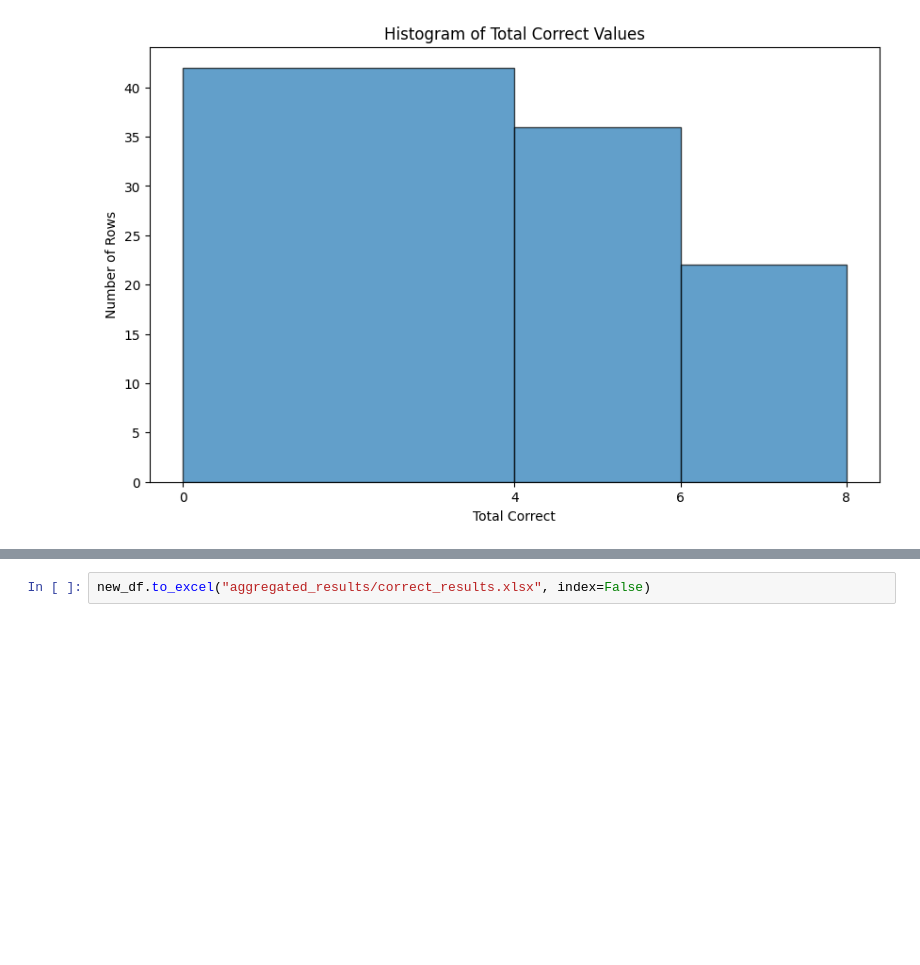
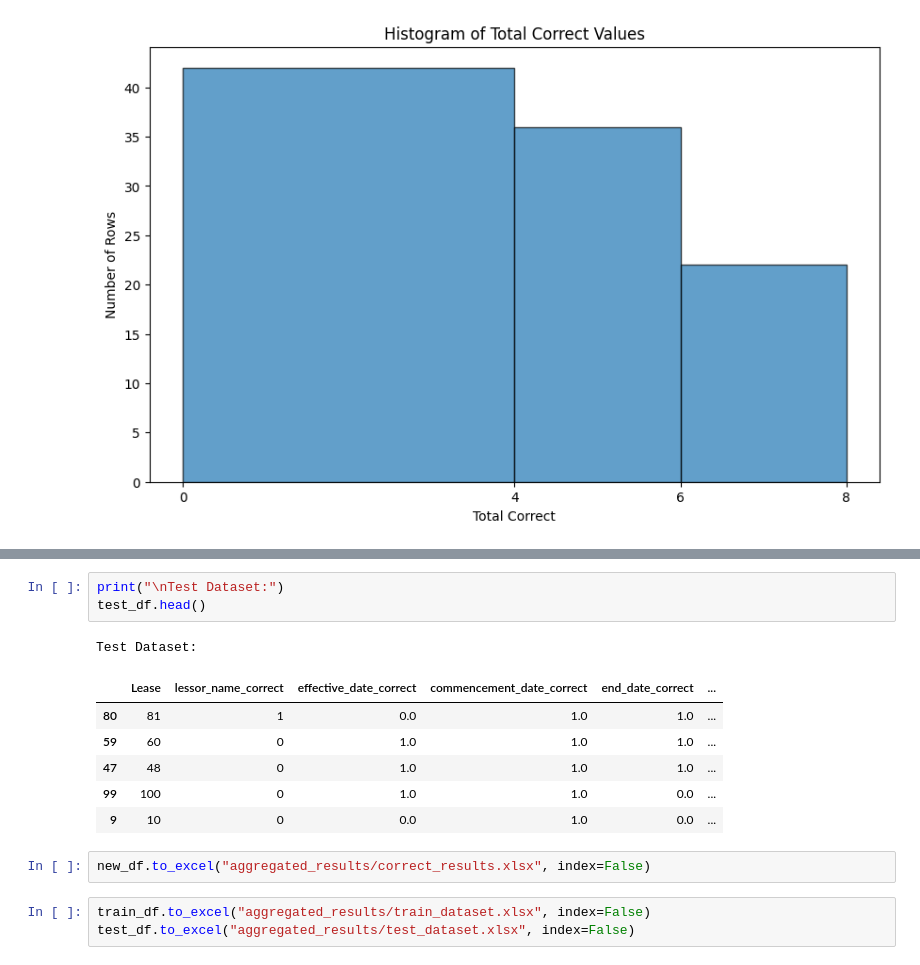
Before and after one commit to DavidArmendariz/eafit-tesis, a Jupyter notebook: notebooks/correct_analysis.ipynb, the cells around one changed output, grey strips where cells are left out. Cells and saved outputs as stored; diff of their text form; blank space fills up the shorter version.

```diff
--- a/notebooks/correct_analysis.ipynb
+++ b/notebooks/correct_analysis.ipynb
@@ -108,2 +145,16 @@ plt.show()
+# %%
+print("\nTest Dataset:")
+test_df.head()
+# %% [output]
+Test Dataset:
+|  | Lease | lessor_name_correct | effective_date_correct | commencement_date_correct | end_date_correct | ... |
+| 80 | 81 | 1 | 0.0 | 1.0 | 1.0 | ... |
+| 59 | 60 | 0 | 1.0 | 1.0 | 1.0 | ... |
+| 47 | 48 | 0 | 1.0 | 1.0 | 1.0 | ... |
+| 99 | 100 | 0 | 1.0 | 1.0 | 0.0 | ... |
+| 9 | 10 | 0 | 0.0 | 1.0 | 0.0 | ... |
 # %%
 new_df.to_excel("aggregated_results/correct_results.xlsx", index=False)
+# %%
+train_df.to_excel("aggregated_results/train_dataset.xlsx", index=False)
+test_df.to_excel("aggregated_results/test_dataset.xlsx", index=False)
```
Also changed, not shown: parts of 2 cells of this notebook, 5 other files.
